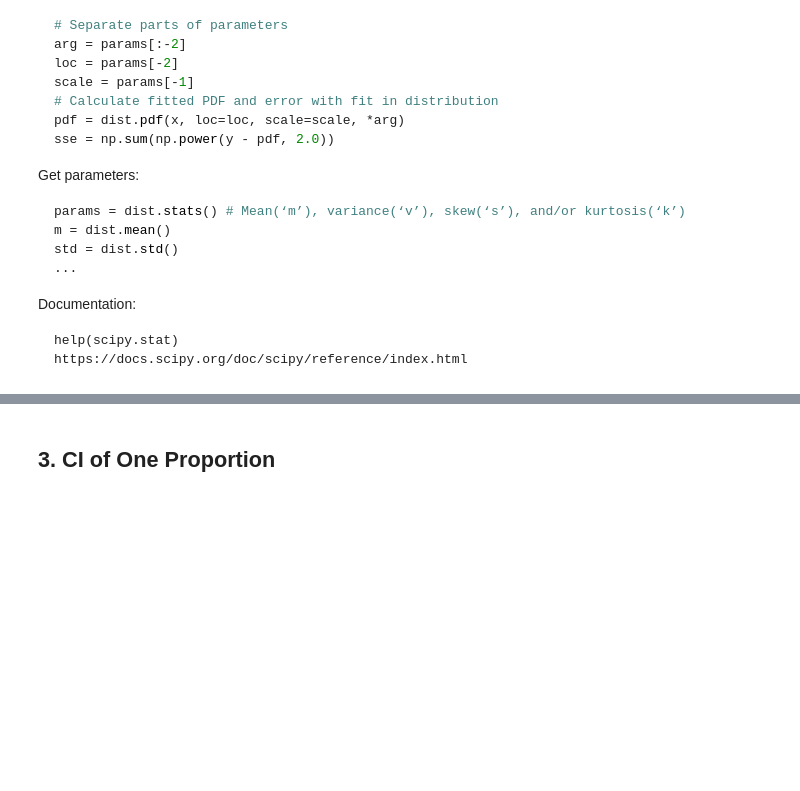
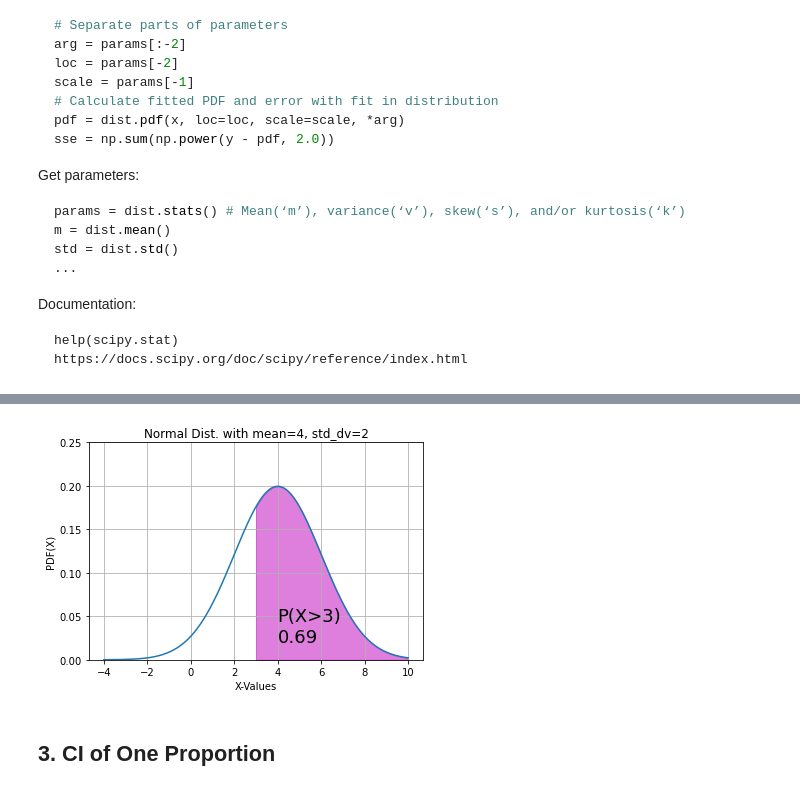
Before and after one commit to mxagar/statistics_with_python_coursera, a Jupyter notebook: 02_Inference/lab/02_ConfidenceIntervals_Examples.ipynb, the cells around one changed output, grey strips where cells are left out. Saved outputs shown, nothing was run; the diff lists cells and outputs as text; code cells hidden in the pictures; blank space fills up the shorter version.

```diff
--- a/02_Inference/lab/02_ConfidenceIntervals_Examples.ipynb
+++ b/02_Inference/lab/02_ConfidenceIntervals_Examples.ipynb
@@ -129,3 +226,18 @@ Documentation:
+# %%
+fig, ax = plt.subplots()
+x= np.arange(-4, 10, 0.001)
+ax.plot(x, norm.pdf(x, loc=4, scale=2))
+ax.set_title("Normal Dist. with mean=4, std_dv=2")
+ax.set_xlabel('X-Values')
+ax.set_ylabel('PDF(X)')
+ax.grid(True)
+px=np.arange(3, 10, 0.01)
+ax.set_ylim(0, 0.25)
+ax.fill_between(px, norm.pdf(px, loc=4, scale=2), alpha=0.5, color='m')
+ax.text(4, 0.02, "P(X>3)\n%.2f" %(greater_than_3), fontsize=18)
+plt.show()
+# %% [output]
+[figure, added]
 # %% [markdown]
 ## 3. CI of One Proportion
 # %% [markdown]
```
Also changed, not shown: parts of 35 cells of this notebook.
